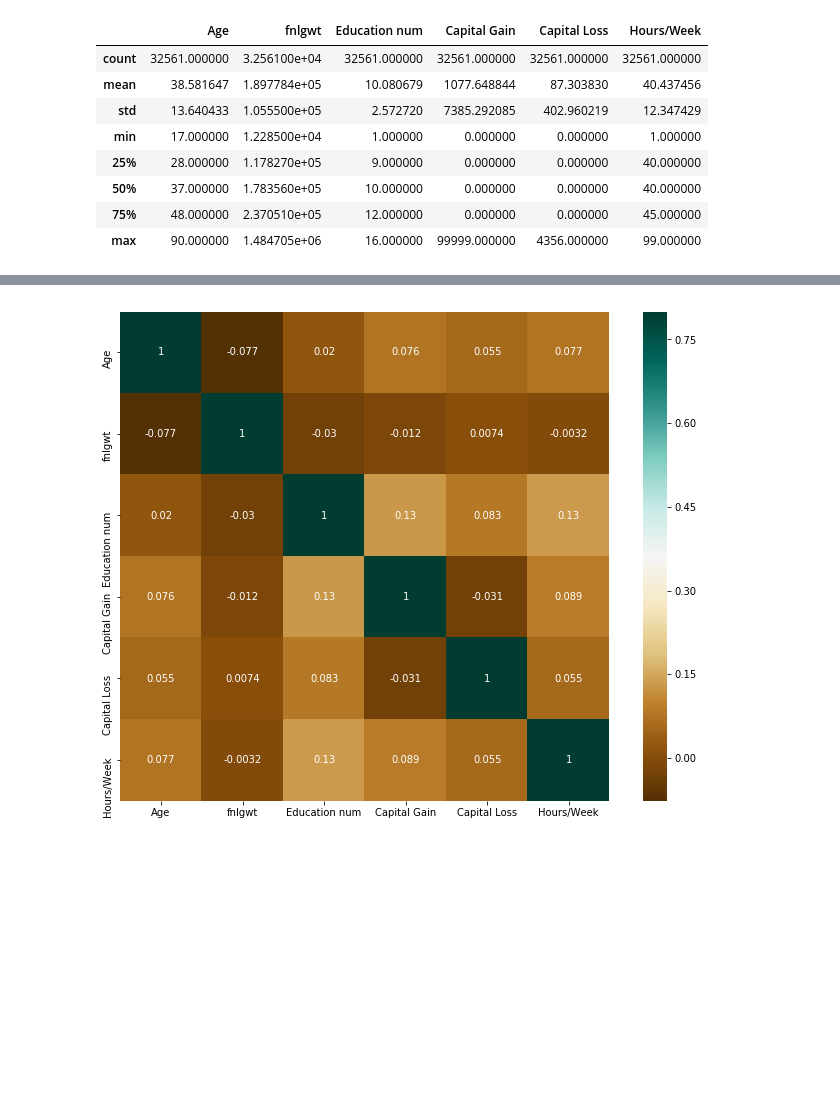
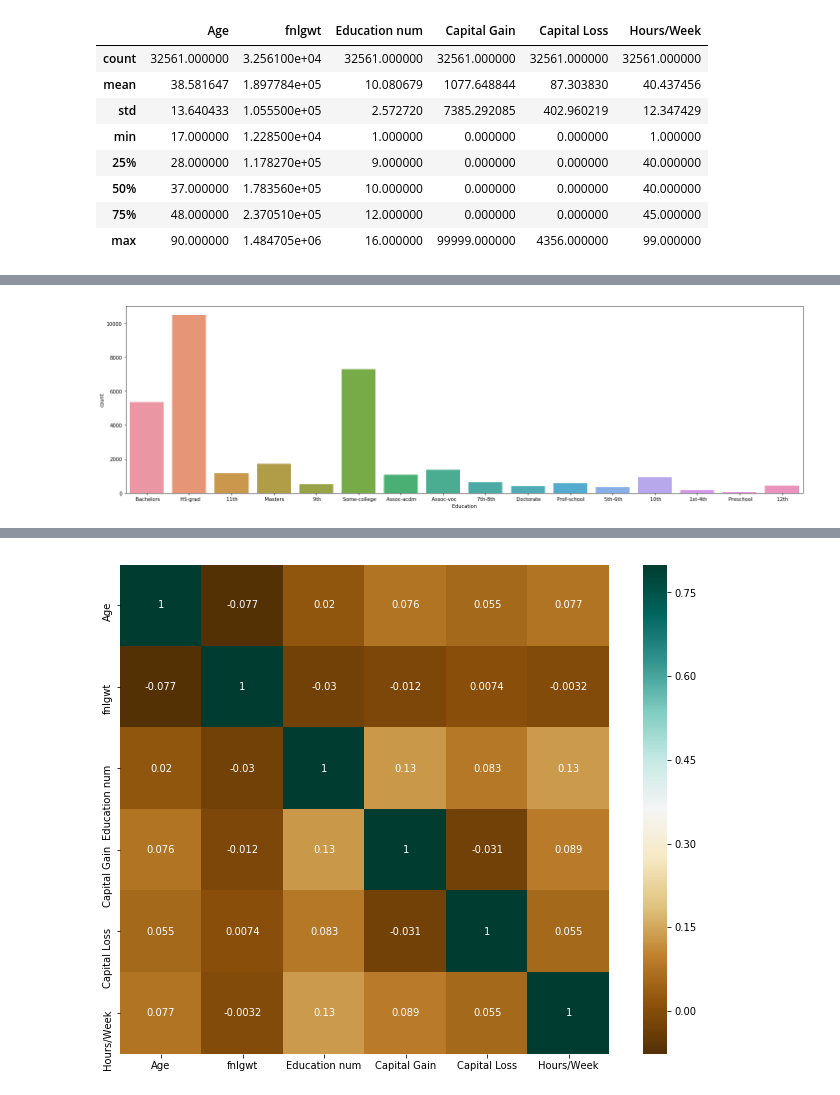
Before and after one commit to YashDeshpande1771/Adult-Income-prediction, a Jupyter notebook: DMW adult census.ipynb, the cells around one changed output, grey strips where cells are left out. Cells and saved outputs as stored; diff of their text form; code cells hidden in the pictures; blank space fills up the shorter version.

```diff
--- a/DMW adult census.ipynb
+++ b/DMW adult census.ipynb
@@ -131,0 +125,8 @@ dtype: int64
+# %%
+fig = plt.figure(figsize=(20,6))
+
+sns.countplot('Education', data=train)
+plt.tight_layout()
+plt.show()
+# %% [output]
+[figure, added]
```
Also changed, not shown: parts of 22 cells of this notebook.
